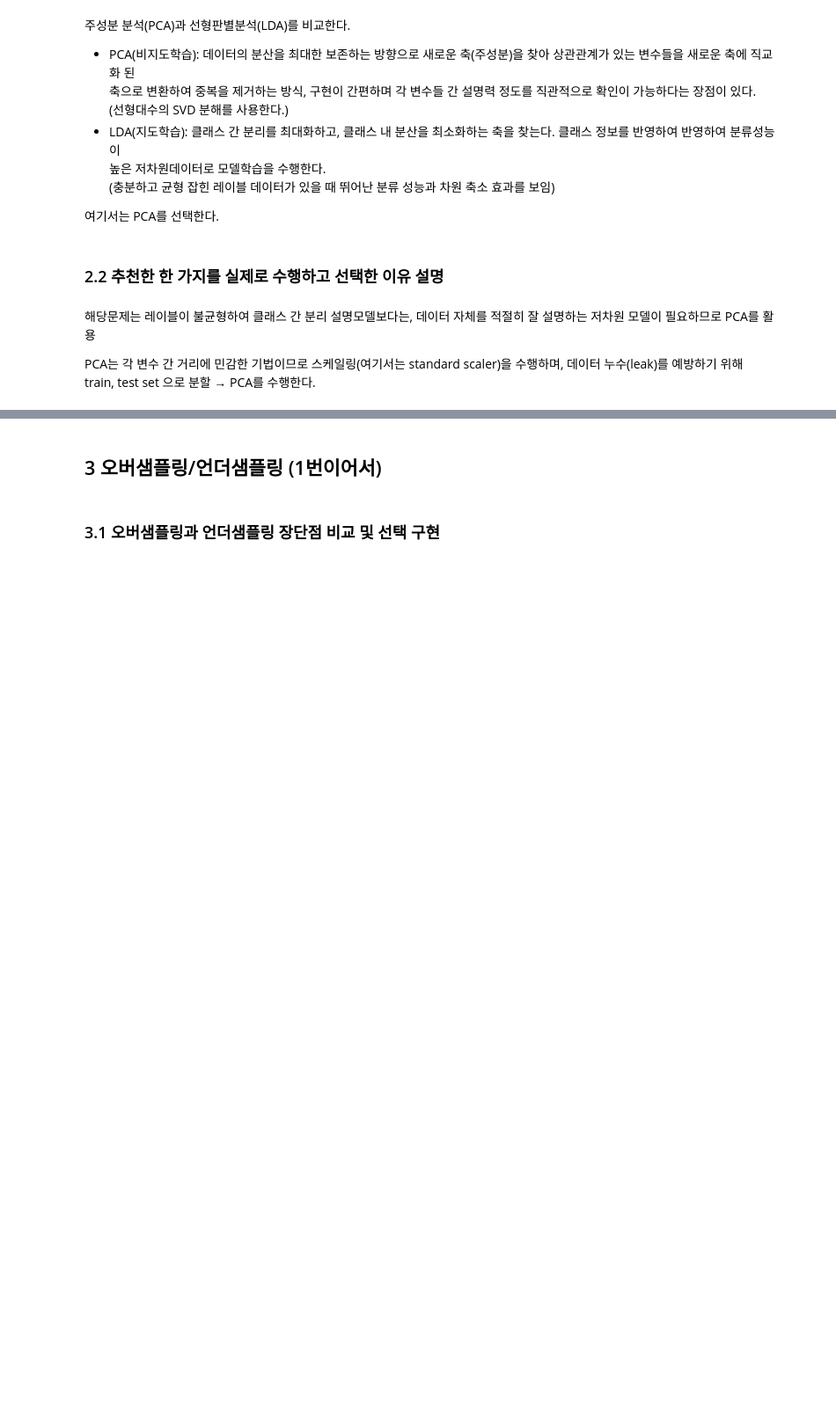
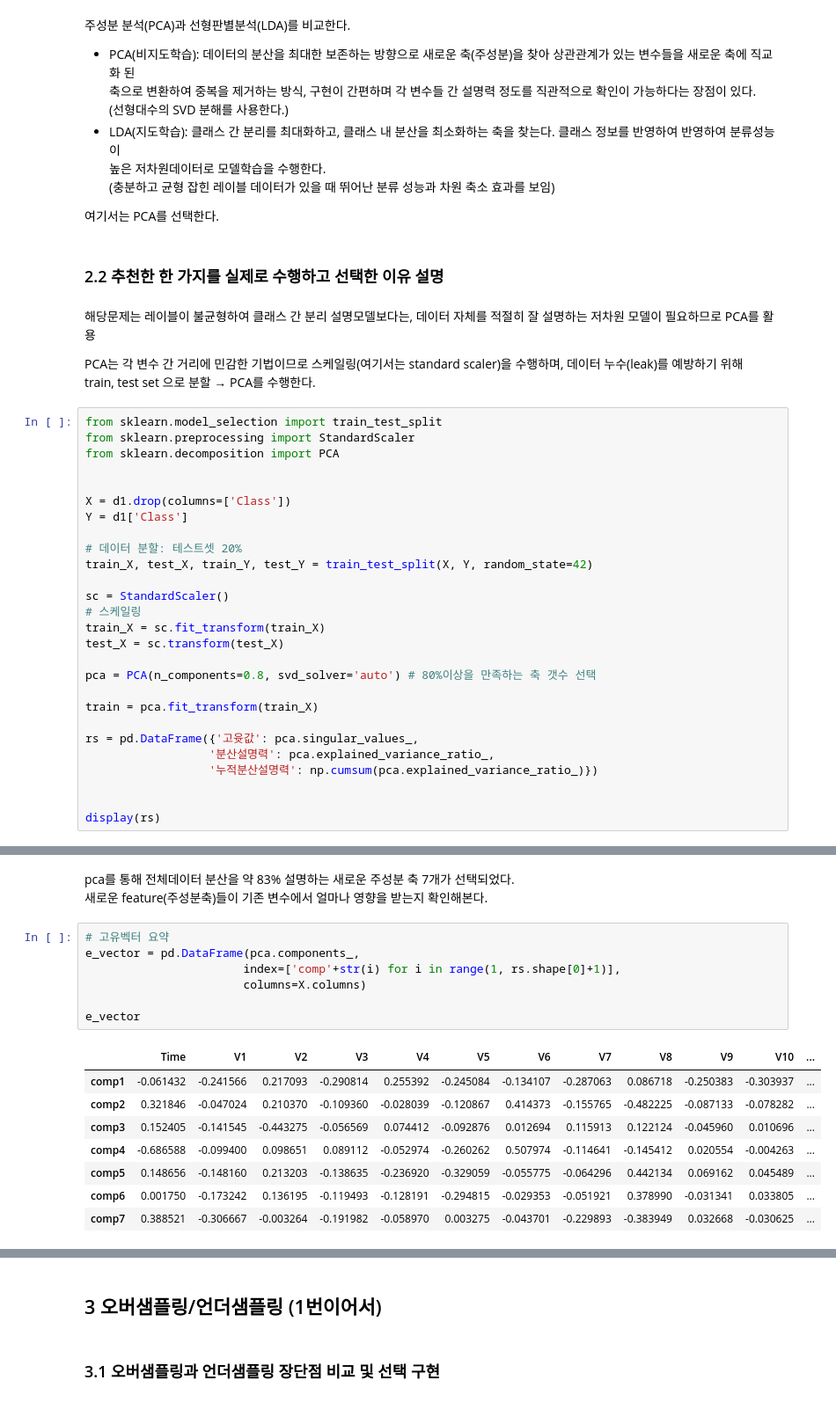
Before and after one commit to qiwerr1004/ADP_go, a Jupyter notebook: 27/27회_문제.ipynb, the cells around one changed output, grey strips where cells are left out. Shown: that part at 88% size. Cells and saved outputs as stored; diff of their text form; blank space fills up the shorter version.

```diff
--- a/27/27회_문제.ipynb
+++ b/27/27회_문제.ipynb
@@ -215,3 +215,30 @@ v7은 강한 다중공선성을 가지고 있으며, v3 등 6개의 변수에서
 
 PCA는 각 변수 간 거리에 민감한 기법이므로 스케일링(여기서는 standard scaler)을 수행하며, 데이터 누수(leak)를 예방하기 위해
 train, test set 으로 분할 → PCA를 수행한다.
+# %%
+from sklearn.model_selection import train_test_split
+from sklearn.preprocessing import StandardScaler
+from sklearn.decomposition import PCA
+
+
+X = d1.drop(columns=['Class'])
+Y = d1['Class']
+
+# 데이터 분할: 테스트셋 20%
+train_X, test_X, train_Y, test_Y = train_test_split(X, Y, random_state=42)
+
+sc = StandardScaler()
+# 스케일링
+train_X = sc.fit_transform(train_X)
+test_X = sc.transform(test_X)
+
+pca = PCA(n_components=0.8, svd_solver='auto') # 80%이상을 만족하는 축 갯수 선택
+
+train = pca.fit_transform(train_X)
+
+rs = pd.DataFrame({'고윳값': pca.singular_values_,
+                  '분산설명력': pca.explained_variance_ratio_,
+                  '누적분산설명력': np.cumsum(pca.explained_variance_ratio_)})
+
+
+display(rs)
@@ -217,0 +254,19 @@ train, test set 으로 분할 → PCA를 수행한다.
+# %% [markdown]
+pca를 통해 전체데이터 분산을 약 83% 설명하는 새로운 주성분 축 7개가 선택되었다.
+새로운 feature(주성분축)들이 기존 변수에서 얼마나 영향을 받는지 확인해본다.
+# %%
+# 고유벡터 요약
+e_vector = pd.DataFrame(pca.components_,
+                       index=['comp'+str(i) for i in range(1, rs.shape[0]+1)],
+                       columns=X.columns)
+
+e_vector
+# %% [output]
+|  | Time | V1 | V2 | V3 | V4 | V5 | V6 | V7 | V8 | V9 | V10 | ... |
+| comp1 | -0.061432 | -0.241566 | 0.217093 | -0.290814 | 0.255392 | -0.245084 | -0.134107 | -0.287063 | 0.086718 | -0.250383 | -0.303937 | ... |
+| comp2 | 0.321846 | -0.047024 | 0.210370 | -0.109360 | -0.028039 | -0.120867 | 0.414373 | -0.155765 | -0.482225 | -0.087133 | -0.078282 | ... |
+| comp3 | 0.152405 | -0.141545 | -0.443275 | -0.056569 | 0.074412 | -0.092876 | 0.012694 | 0.115913 | 0.122124 | -0.045960 | 0.010696 | ... |
+| comp4 | -0.686588 | -0.099400 | 0.098651 | 0.089112 | -0.052974 | -0.260262 | 0.507974 | -0.114641 | -0.145412 | 0.020554 | -0.004263 | ... |
+| comp5 | 0.148656 | -0.148160 | 0.213203 | -0.138635 | -0.236920 | -0.329059 | -0.055775 | -0.064296 | 0.442134 | 0.069162 | 0.045489 | ... |
+| comp6 | 0.001750 | -0.173242 | 0.136195 | -0.119493 | -0.128191 | -0.294815 | -0.029353 | -0.051921 | 0.378990 | -0.031341 | 0.033805 | ... |
+| comp7 | 0.388521 | -0.306667 | -0.003264 | -0.191982 | -0.058970 | 0.003275 | -0.043701 | -0.229893 | -0.383949 | 0.032668 | -0.030625 | ... |
```
Also changed, not shown: parts of 8 cells of this notebook.
